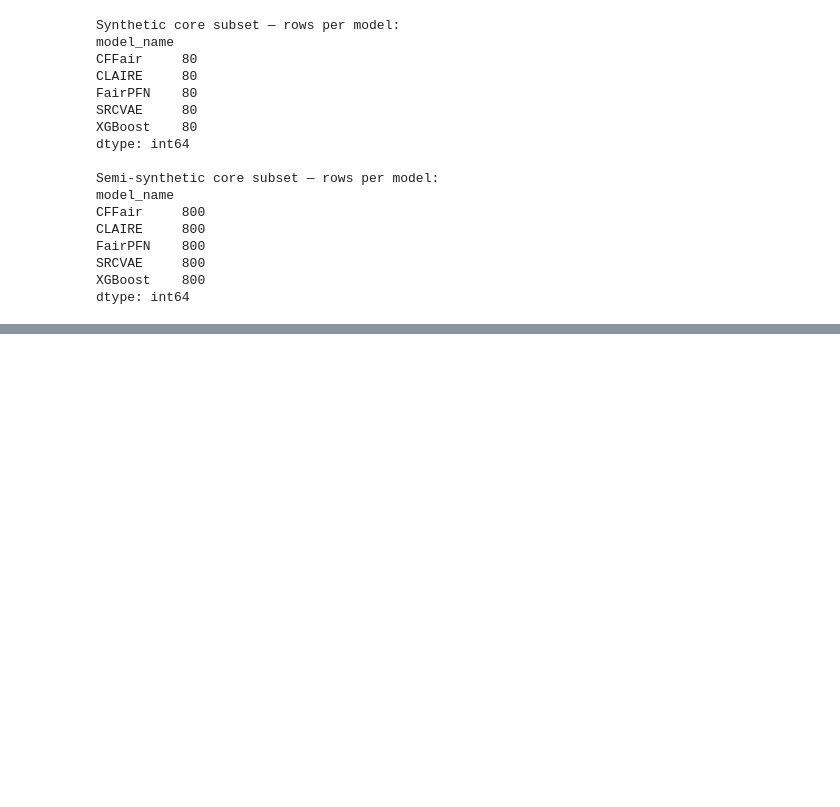
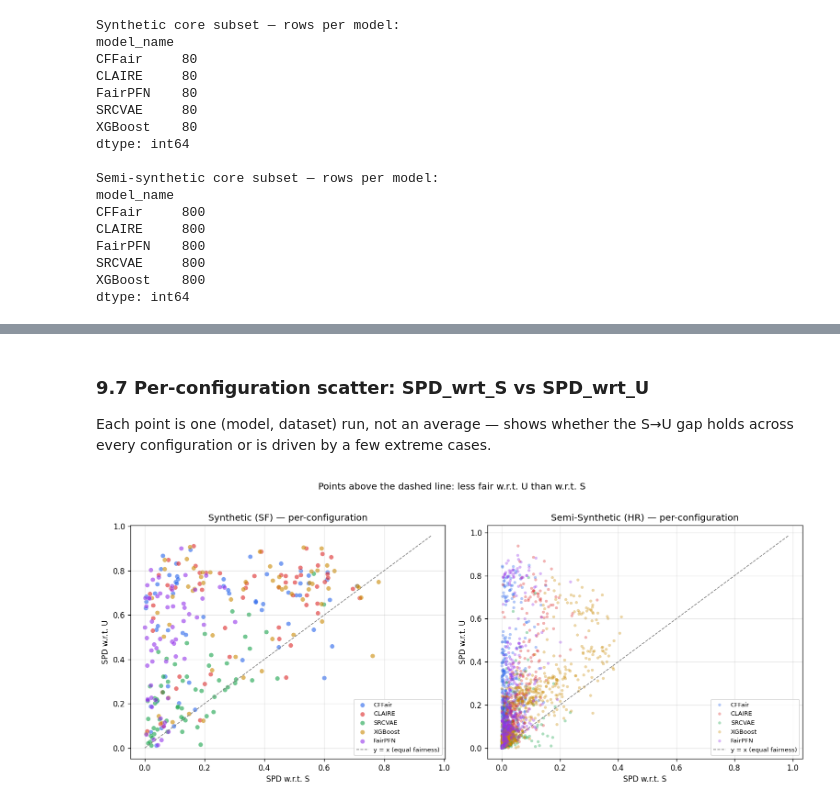
Before and after one commit to Patrog-6/Fairness-evaluation-in-the-presence-of-unobserved-unfair-attributes, a Jupyter notebook: model_benchmark.ipynb, the cells around one changed output, grey strips where cells are left out. Drawn from its saved outputs; the diff is of its cells as text; code cells hidden in the pictures; blank space fills up the shorter version.

```diff
--- a/model_benchmark.ipynb
+++ b/model_benchmark.ipynb
@@ -696,0 +931,30 @@ Once the per-sample logging is added to the model notebooks and re-run, this sec
+# %% [markdown]
+### 9.7 Per-configuration scatter: SPD_wrt_S vs SPD_wrt_U
+
+Each point is one (model, dataset) run, not an average — shows whether the S→U gap holds across every configuration or is driven by a few extreme cases.
+# %%
+fig, axes = plt.subplots(1, 2, figsize=(13, 5.5))
+
+for model in MODELS:
+    sub = syn_all[syn_all.model_name == model]
+    axes[0].scatter(sub['Statistical_Parity_Diff_(ATE)'], sub['Statistical_Parity_Diff_wrt_U'],
+                     s=35, alpha=0.6, color=COLORS[model], label=model, edgecolor='white', linewidth=0.3)
+lims = [0, max(syn_all['Statistical_Parity_Diff_(ATE)'].max(), syn_all['Statistical_Parity_Diff_wrt_U'].max()) * 1.05]
+axes[0].plot(lims, lims, '--', color='gray', linewidth=1, label='y = x (equal fairness)')
+axes[0].set_xlabel('SPD w.r.t. S'); axes[0].set_ylabel('SPD w.r.t. U')
+axes[0].set_title('Synthetic (SF) — per-configuration'); axes[0].legend(fontsize=8); axes[0].grid(alpha=0.3)
+
+for model in MODELS:
+    sub = semi_all[semi_all.model_name == model]
+    axes[1].scatter(sub['Statistical_Parity_Diff_(ATE)'], sub['Statistical_Parity_Diff_wrt_U'],
+                     s=15, alpha=0.35, color=COLORS[model], label=model, edgecolor='none')
+lims2 = [0, max(semi_all['Statistical_Parity_Diff_(ATE)'].max(), semi_all['Statistical_Parity_Diff_wrt_U'].max()) * 1.05]
+axes[1].plot(lims2, lims2, '--', color='gray', linewidth=1, label='y = x (equal fairness)')
+axes[1].set_xlabel('SPD w.r.t. S'); axes[1].set_ylabel('SPD w.r.t. U')
+axes[1].set_title('Semi-Synthetic (HR) — per-configuration'); axes[1].legend(fontsize=8); axes[1].grid(alpha=0.3)
+
+plt.suptitle('Points above the dashed line: less fair w.r.t. U than w.r.t. S', y=1.02)
+plt.tight_layout(); plt.savefig(os.path.join(CHARTS_DIR, 's_vs_u_scatter.png'))
+plt.show()
+# %% [output]
+[figure, added]
```
Also changed, not shown: parts of 68 cells of this notebook, 37 other files.
